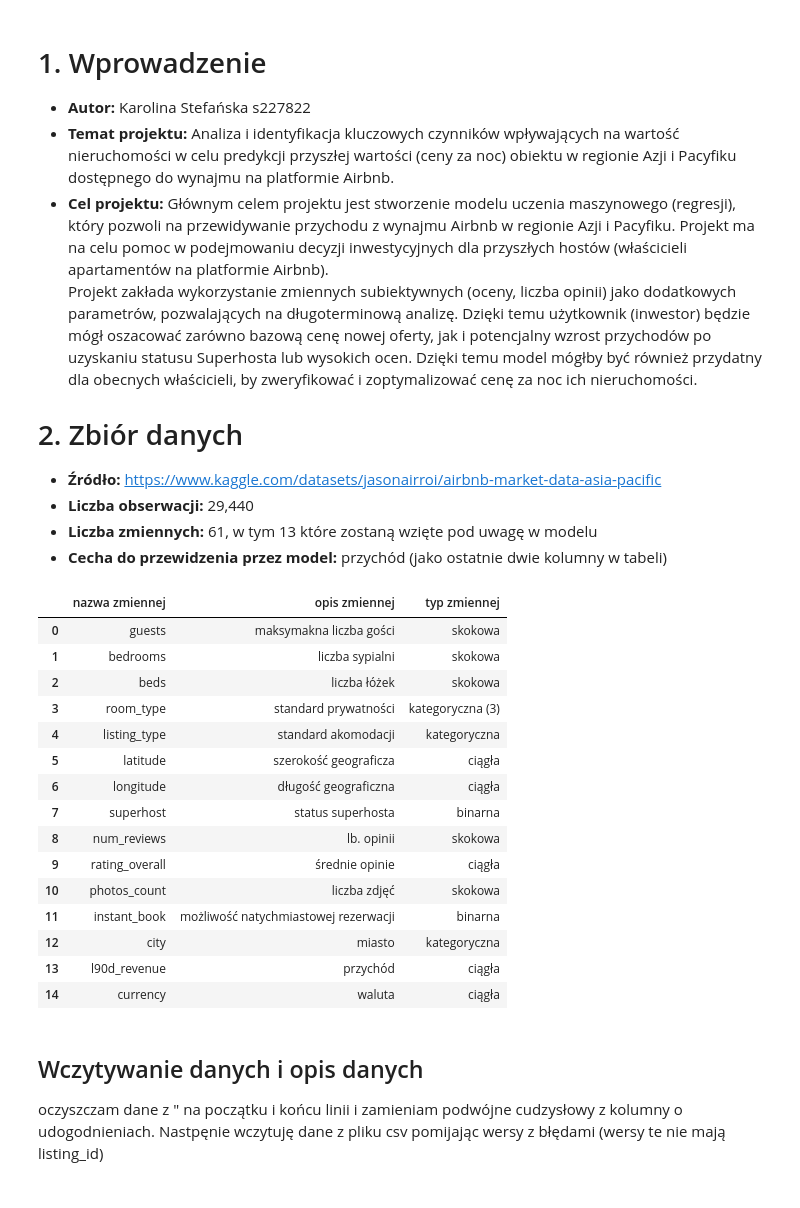
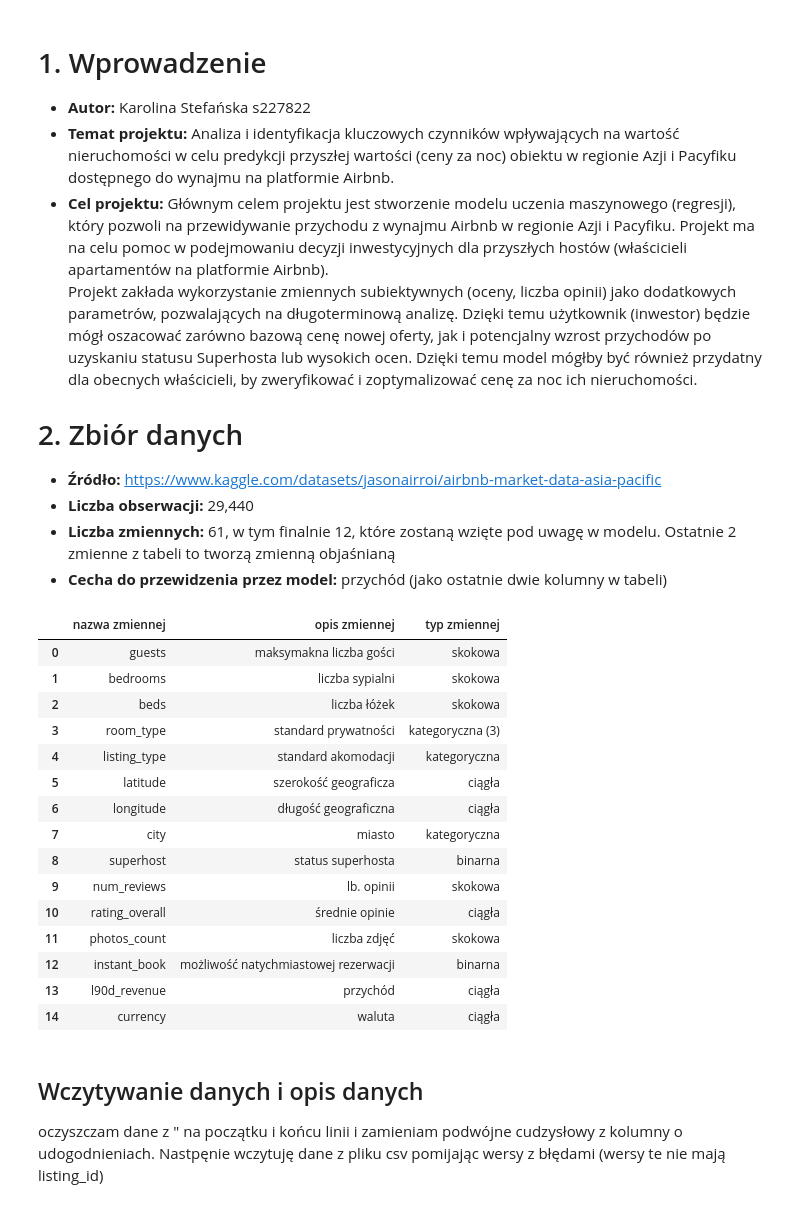
Before and after one commit to szczypiorecz3k/airbnb_project, a Jupyter notebook: raport.ipynb, the cells around one changed output. Saved outputs shown, nothing was run; the diff lists cells and outputs as text; code cells hidden in the pictures.

```diff
--- a/raport.ipynb
+++ b/raport.ipynb
@@ -17,44 +17,44 @@ dla obecnych właścicieli, by zweryfikować i zoptymalizować cenę za noc ich
 # 2. Zbiór danych
 - **Źródło:** https://www.kaggle.com/datasets/jasonairroi/airbnb-market-data-asia-pacific
 - **Liczba obserwacji:** 29,440
-- **Liczba zmiennych:** 61, w tym 13 które zostaną wzięte pod uwagę w modelu
+- **Liczba zmiennych:** 61, w tym finalnie 12, które zostaną wzięte pod uwagę w modelu. Ostatnie 2 zmienne z tabeli to tworzą zmienną objaśnianą
 - **Cecha do przewidzenia przez model:** przychód (jako ostatnie dwie kolumny w tabeli)
 # %%
 import pandas as pd
 import numpy as np
-zmienne_obiektywne= pd.DataFrame([
+zmienne= pd.DataFrame([
     ('guests','maksymakna liczba gości', 'skokowa'),
     ('bedrooms', 'liczba sypialni', 'skokowa'),
     ('beds' ,'liczba łóżek', 'skokowa'),
     ('room_type','standard prywatności','kategoryczna (3)'),
     ('listing_type', 'standard akomodacji', 'kategoryczna') ,
     ('latitude', 'szerokość geograficza', 'ciągła'),
     ('longitude', 'długość geograficzna' ,'ciągła'),
+    ('city', 'miasto', 'kategoryczna'),
     ('superhost', 'status superhosta', 'binarna'),
     ('num_reviews', 'lb. opinii', 'skokowa'),
     ('rating_overall', 'średnie opinie', 'ciągła'),
     ('photos_count', 'liczba zdjęć', 'skokowa'),
     ('instant_book', 'możliwość natychmiastowej rezerwacji', 'binarna'),
-    ('city', 'miasto', 'kategoryczna'),
     ('l90d_revenue', 'przychód', 'ciągła'),
     ('currency', 'waluta', 'ciągła'),
     ], columns=('nazwa zmiennej', 'opis zmiennej', 'typ zmiennej'))
-zmienne_obiektywne
+zmienne
 # %% [output]
 |  | nazwa zmiennej | opis zmiennej | typ zmiennej |
 | 0 | guests | maksymakna liczba gości | skokowa |
 | 1 | bedrooms | liczba sypialni | skokowa |
 | 2 | beds | liczba łóżek | skokowa |
 | 3 | room_type | standard prywatności | kategoryczna (3) |
 | 4 | listing_type | standard akomodacji | kategoryczna |
 | 5 | latitude | szerokość geograficza | ciągła |
 | 6 | longitude | długość geograficzna | ciągła |
-| 7 | superhost | status superhosta | binarna |
-| 8 | num_reviews | lb. opinii | skokowa |
-| 9 | rating_overall | średnie opinie | ciągła |
-| 10 | photos_count | liczba zdjęć | skokowa |
-| 11 | instant_book | możliwość natychmiastowej rezerwacji | binarna |
-| 12 | city | miasto | kategoryczna |
+| 7 | city | miasto | kategoryczna |
+| 8 | superhost | status superhosta | binarna |
+| 9 | num_reviews | lb. opinii | skokowa |
+| 10 | rating_overall | średnie opinie | ciągła |
+| 11 | photos_count | liczba zdjęć | skokowa |
+| 12 | instant_book | możliwość natychmiastowej rezerwacji | binarna |
 | 13 | l90d_revenue | przychód | ciągła |
 | 14 | currency | waluta | ciągła |
 # %% [markdown]
```
Also changed, not shown: parts of 30 cells of this notebook, 1 other file.
